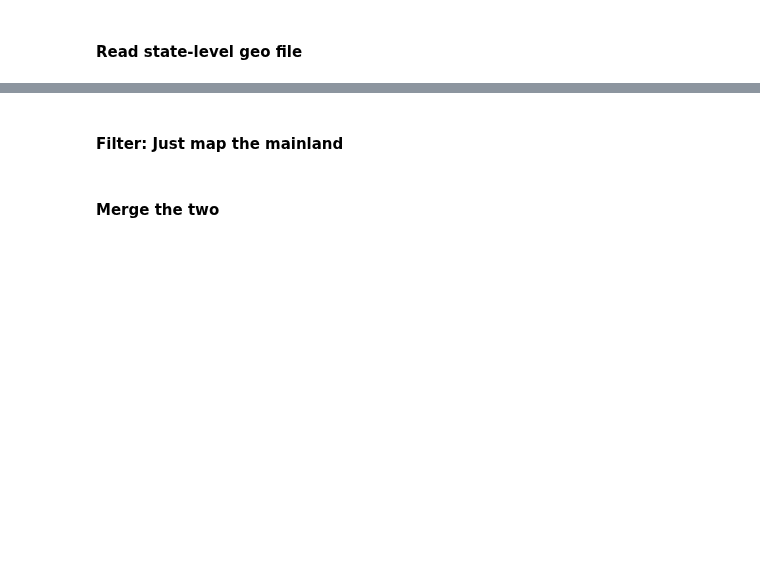
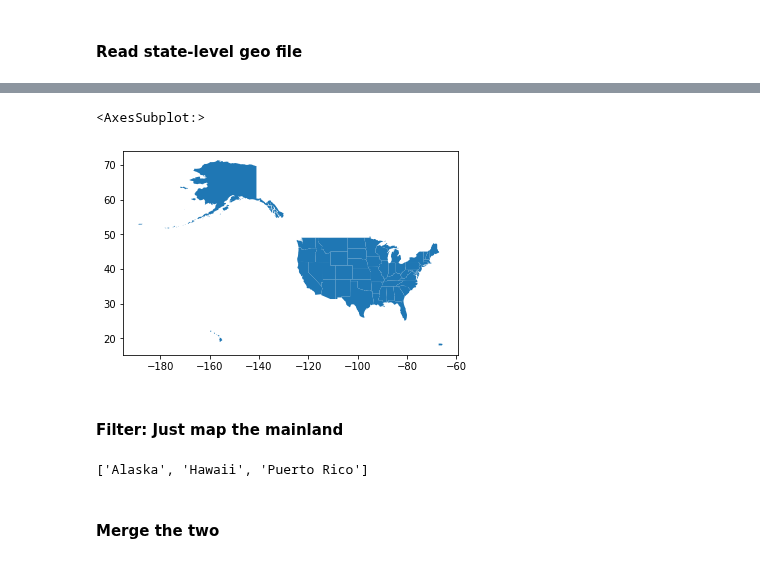
Before and after one commit to stiles/usc, a Jupyter notebook: students/gllevy/14-state-crime-map-DEMO.ipynb, the cells around one changed output, grey strips where cells are left out. Drawn from its saved outputs; the diff is of its cells as text; code cells hidden in the pictures; blank space fills up the shorter version.

```diff
--- a/students/gllevy/14-state-crime-map-DEMO.ipynb
+++ b/students/gllevy/14-state-crime-map-DEMO.ipynb
@@ -22,2 +46,6 @@ pd.options.display.max_rows = 1000
 # %% [markdown]
 #### Read state-level geo file
+# %%
+states_gdf = gpd.read_file(
+    "https://raw.githubusercontent.com/stiles/usc/main/data/geo/states.geojson"
+)
@@ -24,2 +61,7 @@ pd.options.display.max_rows = 1000
+# %%
+states_gdf.plot()
+# %% [output]
+<AxesSubplot:>
+[figure, added]
 # %% [markdown]
 #### Filter: Just map the mainland
@@ -25,0 +70,4 @@ pd.options.display.max_rows = 1000
+# %%
+exclude
+# %% [output]
+['Alaska', 'Hawaii', 'Puerto Rico']
```
Also changed, not shown: parts of 8 cells of this notebook, 2 other files.
